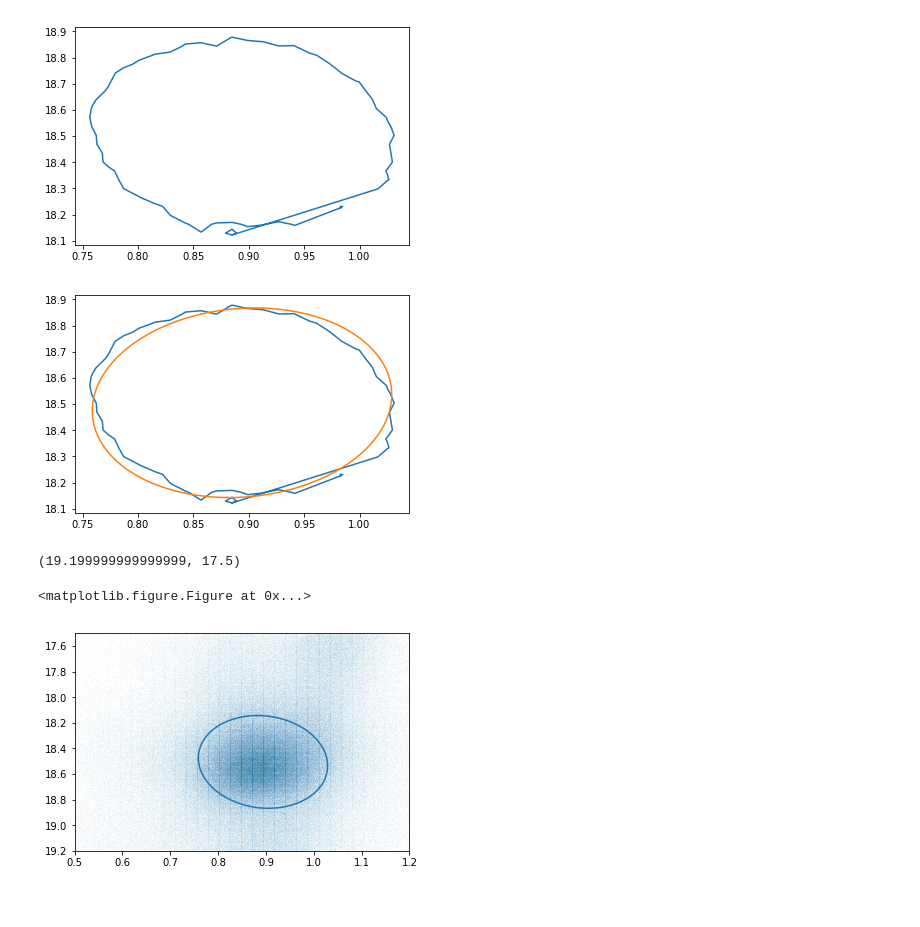
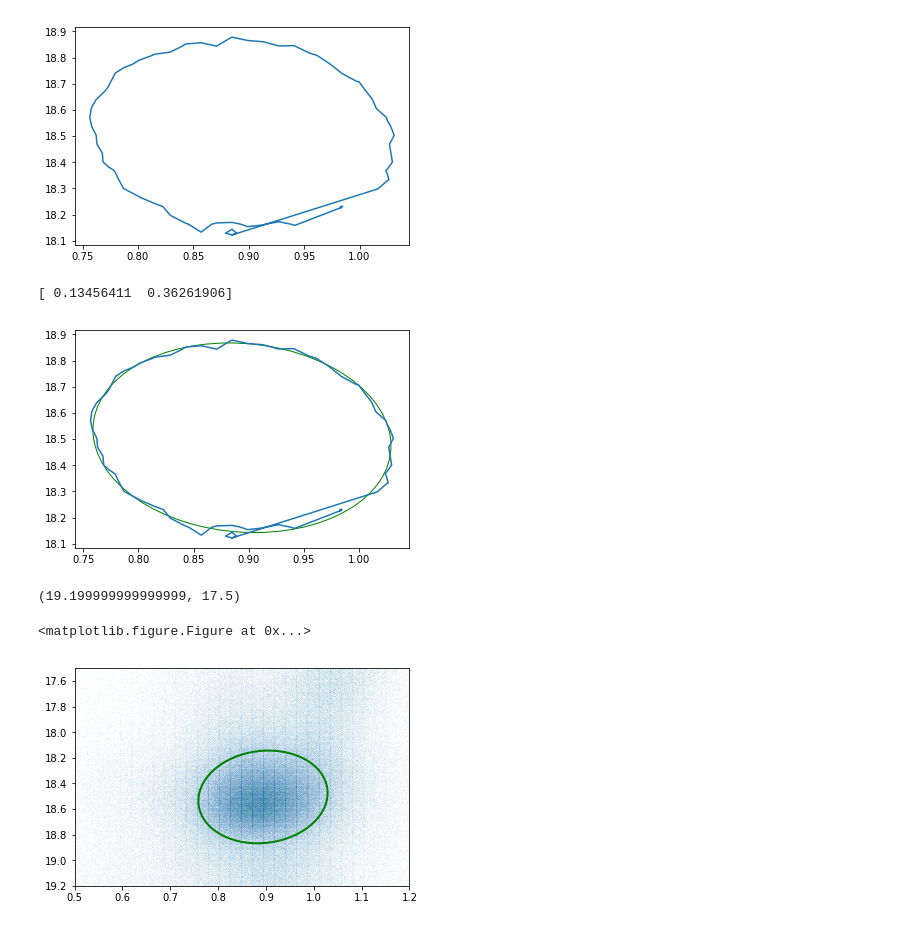
Before and after one commit to DouglasGrion/Red-Clump-Locations, a Jupyter notebook: Red-Clump-Location.ipynb, the cells around one changed output. Saved outputs shown, nothing was run; the diff lists cells and outputs as text; code cells hidden in the pictures.

```diff
--- a/Red-Clump-Location.ipynb
+++ b/Red-Clump-Location.ipynb
@@ -352,6 +352,7 @@ y2 = y1.flatten()
 [figure]
 # %%
 from numpy.linalg import eig, inv
+import matplotlib.patches as patches
 
 def fitEllipse(x,y):
     x = x[:,np.newaxis]
@@ -379,68 +380,56 @@ def ellipse_angle_of_rotation( a ):
             return 0
         else:
             return np.pi/2
     else:
         if a > c:
             return np.arctan(2*b/(a-c))/2
         else:
             return np.pi/2 + np.arctan(2*b/(a-c))/2
 
 def ellipse_axis_length( a ):
     b,c,d,f,g,a = a[1]/2, a[2], a[3]/2, a[4]/2, a[5], a[0]
     up = 2*(a*f*f+c*d*d+g*b*b-2*b*d*f-a*c*g)
     down1=(b*b-a*c)*( (c-a)*np.sqrt(1+4*b*b/((a-c)*(a-c)))-(c+a))
     down2=(b*b-a*c)*( (a-c)*np.sqrt(1+4*b*b/((a-c)*(a-c)))-(c+a))
     res1=np.sqrt(up/down1)
     res2=np.sqrt(up/down2)
     return np.array([res1, res2])
 
 a = fitEllipse(x=x2,y=y2)
 center = ellipse_center(a)
 phi = ellipse_angle_of_rotation(a)
 axes = ellipse_axis_length(a)
 
+print(axes)
+
 b1, a1 = axes
 angle1 = np.degrees(phi)
-
-def get_ellipse_coords(a, b, x, y, angle, k):
-    pts = np.zeros((360*k+1, 2))
-
-    beta = -angle * np.pi/180.0
-    sin_beta = np.sin(beta)
-    cos_beta = np.cos(beta)
-    alpha = np.radians(np.r_[0.:360.:1j*(360*k+1)])
-
-    sin_alpha = np.sin(alpha)
-    cos_alpha = np.cos(alpha)
-
-    pts[:, 0] = x + (a * cos_alpha * cos_beta - b * sin_alpha * sin_beta)
-    pts[:, 1] = y + (a * cos_alpha * sin_beta + b * sin_alpha * cos_beta)
-
-    return pts
-
-pts = get_ellipse_coords(a1, b1, x=0.89392022, y=18.5051778, angle=angle1, k=2)
-
-#xx = center[0] + a*np.cos(R)*np.cos(phi) - b*np.sin(R)*np.sin(phi)
-#yy = center[1] + a*np.cos(R)*np.sin(phi) + b*np.sin(R)*np.cos(phi)
-
+fig, ax = plt.subplots(nrows=1,ncols=1)
+g_ell_center = (0.89392022,18.5051778)
+g_ellipse = patches.Ellipse(g_ell_center, 0.72523812, 0.26912822, angle=angle1, fill=False, edgecolor='green')
+ax.add_patch(g_ellipse)
 
 from pylab import *
 plt.plot(*zip(*testList2))
-ax = plot(pts[:,0], pts[:,1])
-#plot(xx,yy, color = 'red')
 show()
 # %% [output]
+[ 0.13456411  0.36261906]
-[figure, old version]
+[figure, new version]
 # %%
+import matplotlib.patches as patches
+#ax.set_aspect('equal')
 plt.figure(figsize=(8,8))
 fig, ax = plt.subplots(nrows=1,ncols=1)
+g_ell_center = (0.89392022,18.5051778)
+g_ellipse = patches.Ellipse(g_ell_center, 0.72523812, 0.26912822, angle=angle1, fill=False, edgecolor='green', linewidth=2)
+ax.add_patch(g_ellipse)
 ax.scatter(catalog["Vmag"] - catalog["Imag"], catalog["Imag"], s=0.001, alpha=0.15)
-ax = plot(pts[:,0], pts[:,1])
+
 plt.xlim(0.5,1.2)
 plt.ylim(17.5,19.2)
 plt.ylim(reversed(plt.ylim()))
 # %% [output]
 (19.199999999999999, 17.5)
 <matplotlib.figure.Figure at 0x...>
-[figure, old version]
+[figure, new version]
 # %%
```
Also changed, not shown: parts of 3 cells of this notebook.
